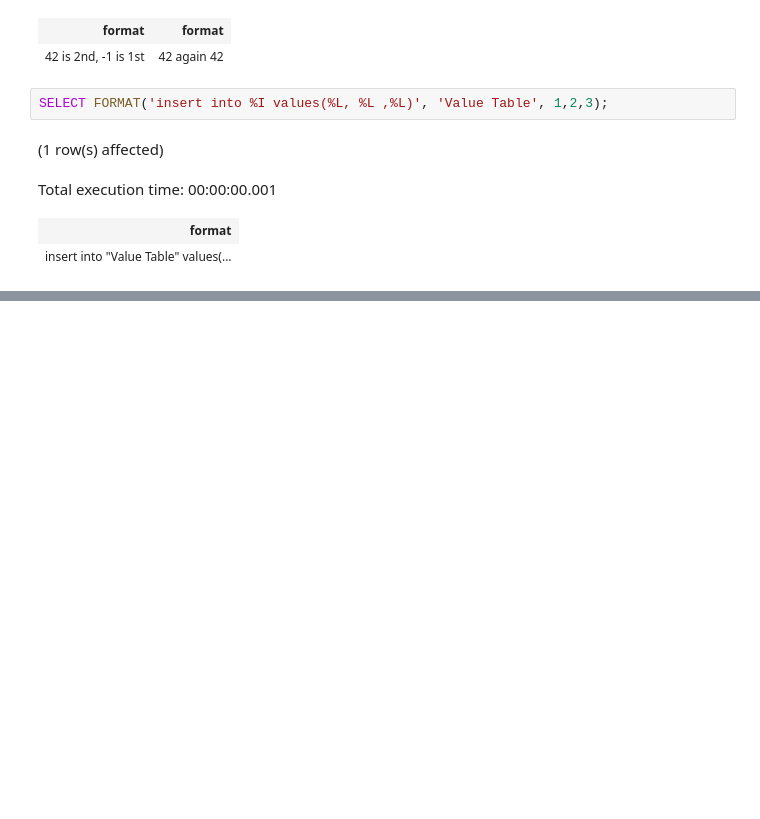
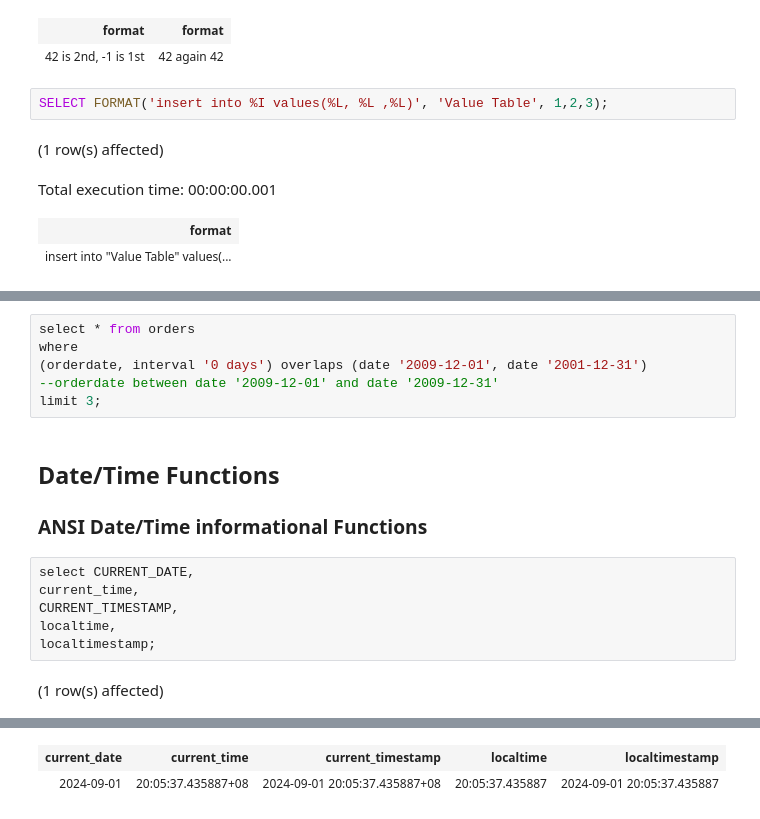
Before and after one commit to yaowenqiang/postgresql_functions_playbook, a Jupyter notebook: Notebook-1.ipynb, the cells around one changed output, grey strips where cells are left out. Drawn from its saved outputs; the diff is of its cells as text; blank space fills up the shorter version.

```diff
--- a/Notebook-1.ipynb
+++ b/Notebook-1.ipynb
@@ -1079,0 +1195,18 @@ Total execution time: 00:00:00.001
+# %%
+select * from orders
+where
+(orderdate, interval '0 days') overlaps (date '2009-12-01', date '2001-12-31')
+--orderdate between date '2009-12-01' and date '2009-12-31'
+limit 3;
+# %% [markdown]
+## Date/Time Functions
+
+### ANSI Date/Time informational Functions
+# %%
+select CURRENT_DATE,
+current_time,
+CURRENT_TIMESTAMP,
+localtime,
+localtimestamp;
+# %% [output]
+(1 row(s) affected)
@@ -1079,0 +1214,2 @@ Total execution time: 00:00:00.001
+| current_date | current_time | current_timestamp | localtime | localtimestamp |
+| 2024-09-01 | 20:05:37.435887+08 | 2024-09-01 20:05:37.435887+08 | 20:05:37.435887 | 2024-09-01 20:05:37.435887 |
```
Also changed, not shown: parts of 35 cells of this notebook.
